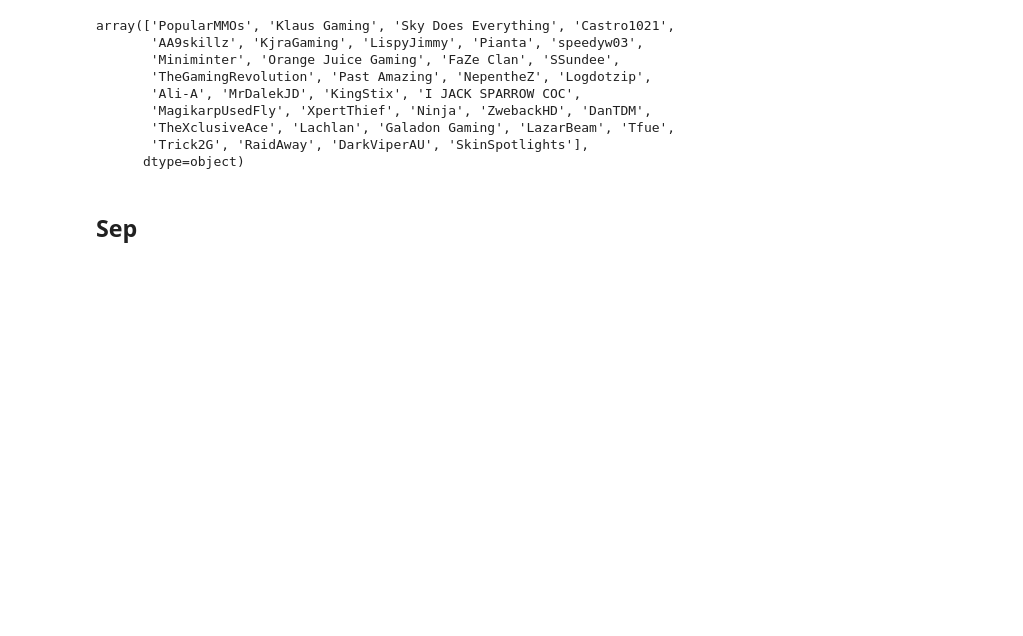
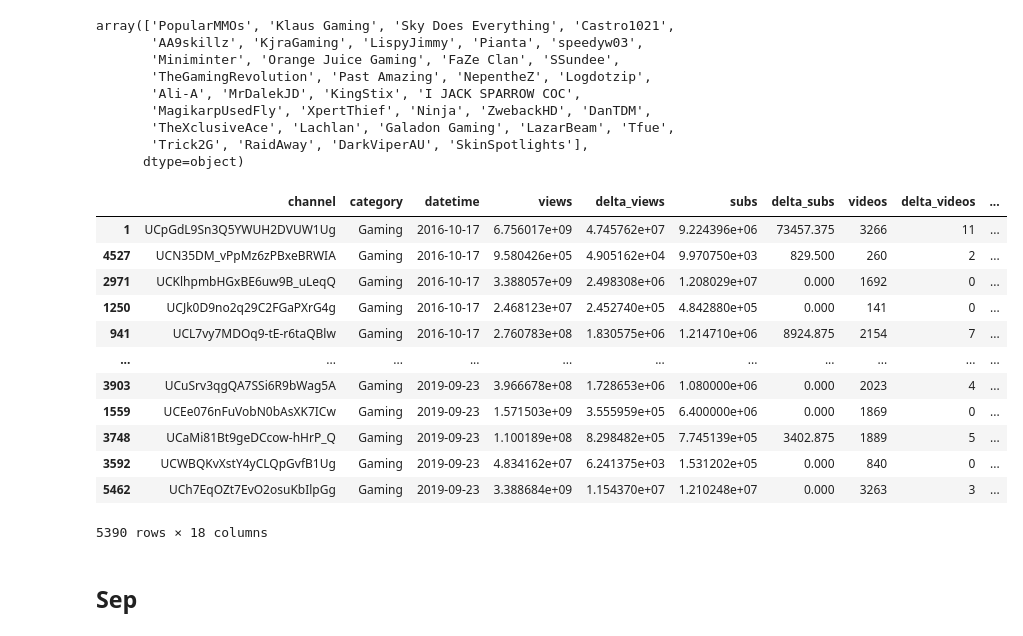
Before and after one commit to epfl-ada/ada-2023-project-analyticavengers2023, a Jupyter notebook: handout.ipynb, the cells around one changed output. Drawn from its saved outputs; the diff is of its cells as text; code cells hidden in the pictures; blank space fills up the shorter version.

```diff
--- a/handout.ipynb
+++ b/handout.ipynb
@@ -307,0 +350,16 @@ fig.show()
+# %%
+sample_df
+# %% [output]
+|  | channel | category | datetime | views | delta_views | subs | delta_subs | videos | delta_videos | ... |
+| 1 | UCpGdL9Sn3Q5YWUH2DVUW1Ug | Gaming | 2016-10-17 | 6.756017e+09 | 4.745762e+07 | 9.224396e+06 | 73457.375 | 3266 | 11 | ... |
+| 4527 | UCN35DM_vPpMz6zPBxeBRWIA | Gaming | 2016-10-17 | 9.580426e+05 | 4.905162e+04 | 9.970750e+03 | 829.500 | 260 | 2 | ... |
+| 2971 | UCKlhpmbHGxBE6uw9B_uLeqQ | Gaming | 2016-10-17 | 3.388057e+09 | 2.498308e+06 | 1.208029e+07 | 0.000 | 1692 | 0 | ... |
+| 1250 | UCJk0D9no2q29C2FGaPXrG4g | Gaming | 2016-10-17 | 2.468123e+07 | 2.452740e+05 | 4.842880e+05 | 0.000 | 141 | 0 | ... |
+| 941 | UCL7vy7MDOq9-tE-r6taQBlw | Gaming | 2016-10-17 | 2.760783e+08 | 1.830575e+06 | 1.214710e+06 | 8924.875 | 2154 | 7 | ... |
+| ... | ... | ... | ... | ... | ... | ... | ... | ... | ... | ... |
+| 3903 | UCuSrv3qgQA7SSi6R9bWag5A | Gaming | 2019-09-23 | 3.966678e+08 | 1.728653e+06 | 1.080000e+06 | 0.000 | 2023 | 4 | ... |
+| 1559 | UCEe076nFuVobN0bAsXK7ICw | Gaming | 2019-09-23 | 1.571503e+09 | 3.555959e+05 | 6.400000e+06 | 0.000 | 1869 | 0 | ... |
+| 3748 | UCaMi81Bt9geDCcow-hHrP_Q | Gaming | 2019-09-23 | 1.100189e+08 | 8.298482e+05 | 7.745139e+05 | 3402.875 | 1889 | 5 | ... |
+| 3592 | UCWBQKvXstY4yCLQpGvfB1Ug | Gaming | 2019-09-23 | 4.834162e+07 | 6.241375e+03 | 1.531202e+05 | 0.000 | 840 | 0 | ... |
+| 5462 | UCh7EqOZt7EvO2osuKbIlpGg | Gaming | 2019-09-23 | 3.388684e+09 | 1.154370e+07 | 1.210248e+07 | 0.000 | 3263 | 3 | ... |
+5390 rows × 18 columns
```
Also changed, not shown: parts of 3 cells of this notebook, 5 other files.
